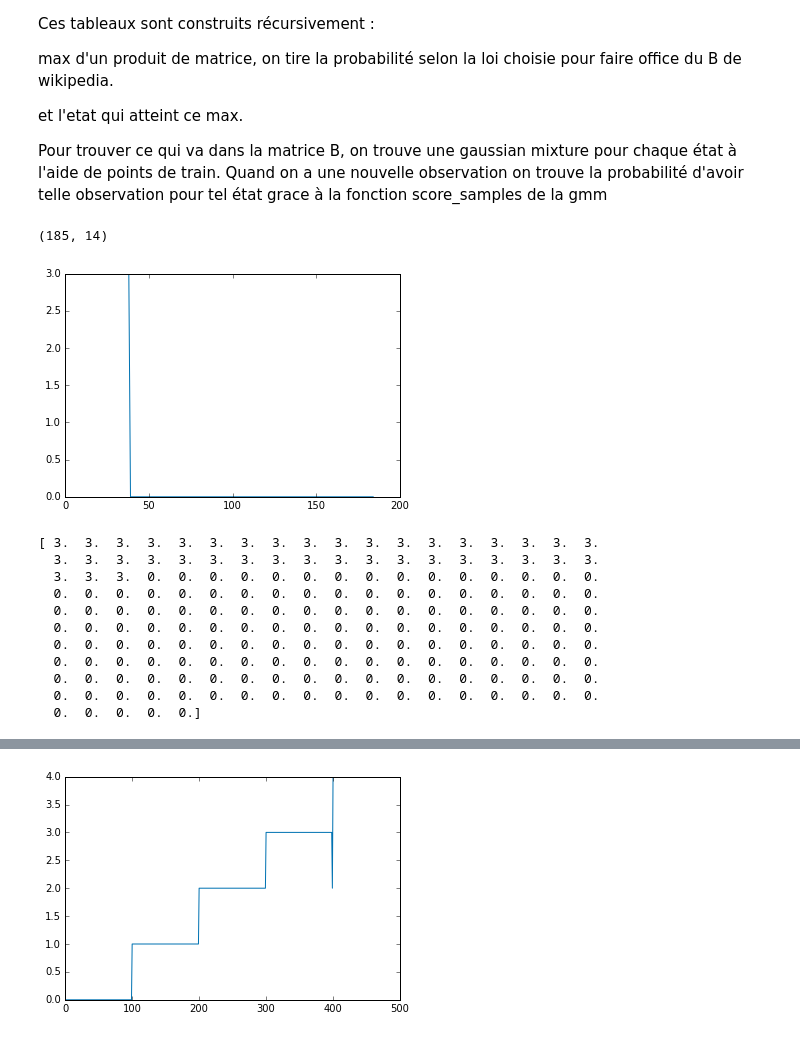
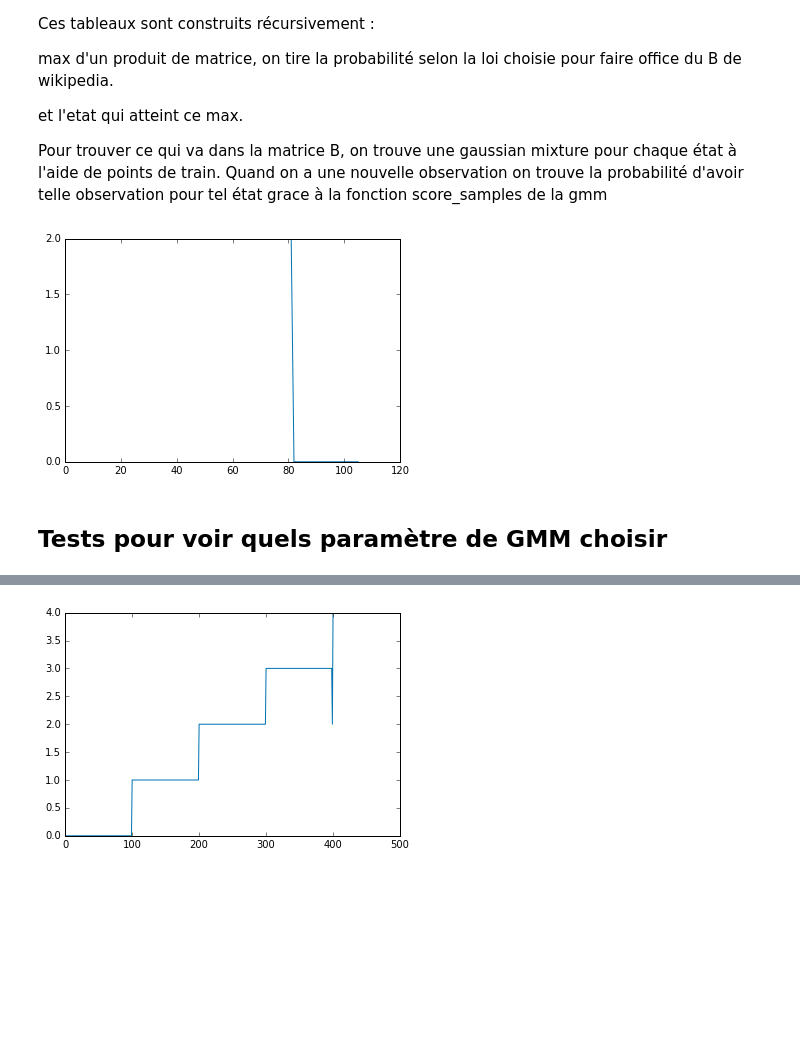
Before and after one commit to Vincent-Robert/Projet-SIGMA, a Jupyter notebook: Script court.ipynb, the cells around one changed output, grey strips where cells are left out. Drawn from its saved outputs; the diff is of its cells as text; code cells hidden in the pictures; blank space fills up the shorter version.

```diff
--- a/Script court.ipynb
+++ b/Script court.ipynb
@@ -329,12 +310,11 @@ Quand on a une nouvelle observation on trouve la probabilité d'avoir telle obse
 
 nb_features = train_features.shape[1]
 liste_states = [0,1,2,3,4]
-n_gaussians = 50
+n_gaussians = 1
 set_features_etats = []
-train_liste = ['assis2.csv', 'debout2.csv', 'marche2.csv', 'monte2.csv', 'descente2.csv']
+train_liste = ['assis.csv', 'debout.csv', 'marche.csv', 'descend.csv', 'courir.csv']
 for name in train_liste:
     features = create_test(name, window_length, recouvrement, n) # test car on veut juste les features, pas de labels
-    #features = features[:, 0:1]
     set_features_etats.append(features)
 
 liste_gmm = []
@@ -343,54 +323,48 @@ for k in liste_states:
     gmm_tmp.fit(set_features_etats[k])
     liste_gmm.append(gmm_tmp)
 # %%
-eps = 0.001
 K = len(liste_states)
 prior = np.ones(K)
 prior = prior/np.sum(prior) # stochastique
-test_observation = 'monte2.csv'
-features_observation = create_test(test_observation, window_length, recouvrement, n)
+test_observation1 = 'marche2.csv'
+features_observation1 = create_test(test_observation1, window_length, recouvrement, n)
+test_observation2 = 'courir2.csv'
+features_observation2 = create_test(test_observation2, window_length, recouvrement, n)
+features_observation = np.concatenate((features_observation1, features_observation2), axis=0)
 sh = features_observation.shape
-print(sh)
 lg = sh[0]
-# %% [output]
-(185, 14)
 # %%
 T = features_observation.shape[0]
 T1 = np.zeros((K, T))
 T2 = np.zeros((K, T))
-A = np.array([[0.9, 0.1, 0, 0, 0],
-             [0.03, 0.9, 0.05, 0.01, 0.01],
-             [0.005, 0.055, 0.9, 0.02, 0.02],
-             [0, 0.03, 0.07, 0.9, 0],
-             [0, 0.03, 0.07, 0, 0.9]])
+A = np.array([[0.9, 0.1, 0, 0, 0, 0],
+             [0.05, 0.75, 0.08, 0.03, 0.03, 0.06],
+             [0.01, 0.05, 0.7, 0.02, 0.02, 0.2],
+             [0, 0.13, 0.17, 0.6, 0, 0.1],
+             [0, 0.13, 0.17, 0, 0.6, 0.1],
+             [0, 0.1, 0.2, 0.05, 0.05, 0.6]])
 z = np.zeros(T)
 for i in liste_states:
-    tmp = np.log(prior[i]) + liste_gmm[i].score_samples(features_observation[0])
+    tmp = np.log(prior[i]) + max(liste_gmm[i].score_samples(features_observation[0]), -100)
     T1[i, 0] = tmp
 for i in range(1, T):
     for j in range(K):
         new_liste = [np.exp(T1[l, i - 1]) * A[l, j] for l in range(K)]
-        tmp = liste_gmm[j].score_samples(features_observation[i]) + np.log(np.max(new_liste))
+        tmp = max(liste_gmm[j].score_samples(features_observation[i]), -100) + np.log(np.max(new_liste))
         T1[j, i] = tmp
         T2[j, i] = np.argmax(new_liste)
+    if np.sum(np.abs(T1[:, i])) > 200:
+        T1 = T1/2.
 z[T - 1] = np.argmax(T1[:, T - 1])
 for i in range(T - 2, -1, -1):
     z[i] = T2[int(z[i + 1]), i + 1]
-#print(T1)
+
+#for i in range(1, T):
+#        print(T1[:, i])
+
 plt.figure()
 plt.plot(z)
 plt.show()
-print(z)
+#print(z)
 # %% [output]
-[figure, old version]
+[figure, new version]
-[ 3.  3.  3.  3.  3.  3.  3.  3.  3.  3.  3.  3.  3.  3.  3.  3.  3.  3.
-  3.  3.  3.  3.  3.  3.  3.  3.  3.  3.  3.  3.  3.  3.  3.  3.  3.  3.
-  3.  3.  3.  0.  0.  0.  0.  0.  0.  0.  0.  0.  0.  0.  0.  0.  0.  0.
-  0.  0.  0.  0.  0.  0.  0.  0.  0.  0.  0.  0.  0.  0.  0.  0.  0.  0.
-  0.  0.  0.  0.  0.  0.  0.  0.  0.  0.  0.  0.  0.  0.  0.  0.  0.  0.
-  0.  0.  0.  0.  0.  0.  0.  0.  0.  0.  0.  0.  0.  0.  0.  0.  0.  0.
-  0.  0.  0.  0.  0.  0.  0.  0.  0.  0.  0.  0.  0.  0.  0.  0.  0.  0.
-  0.  0.  0.  0.  0.  0.  0.  0.  0.  0.  0.  0.  0.  0.  0.  0.  0.  0.
-  0.  0.  0.  0.  0.  0.  0.  0.  0.  0.  0.  0.  0.  0.  0.  0.  0.  0.
-  0.  0.  0.  0.  0.  0.  0.  0.  0.  0.  0.  0.  0.  0.  0.  0.  0.  0.
-  0.  0.  0.  0.  0.]
@@ -396,0 +377,2 @@ print(z)
+# %% [markdown]
+## Tests pour voir quels paramètre de GMM choisir
```
Also changed, not shown: parts of 13 cells of this notebook, 26 other files.
